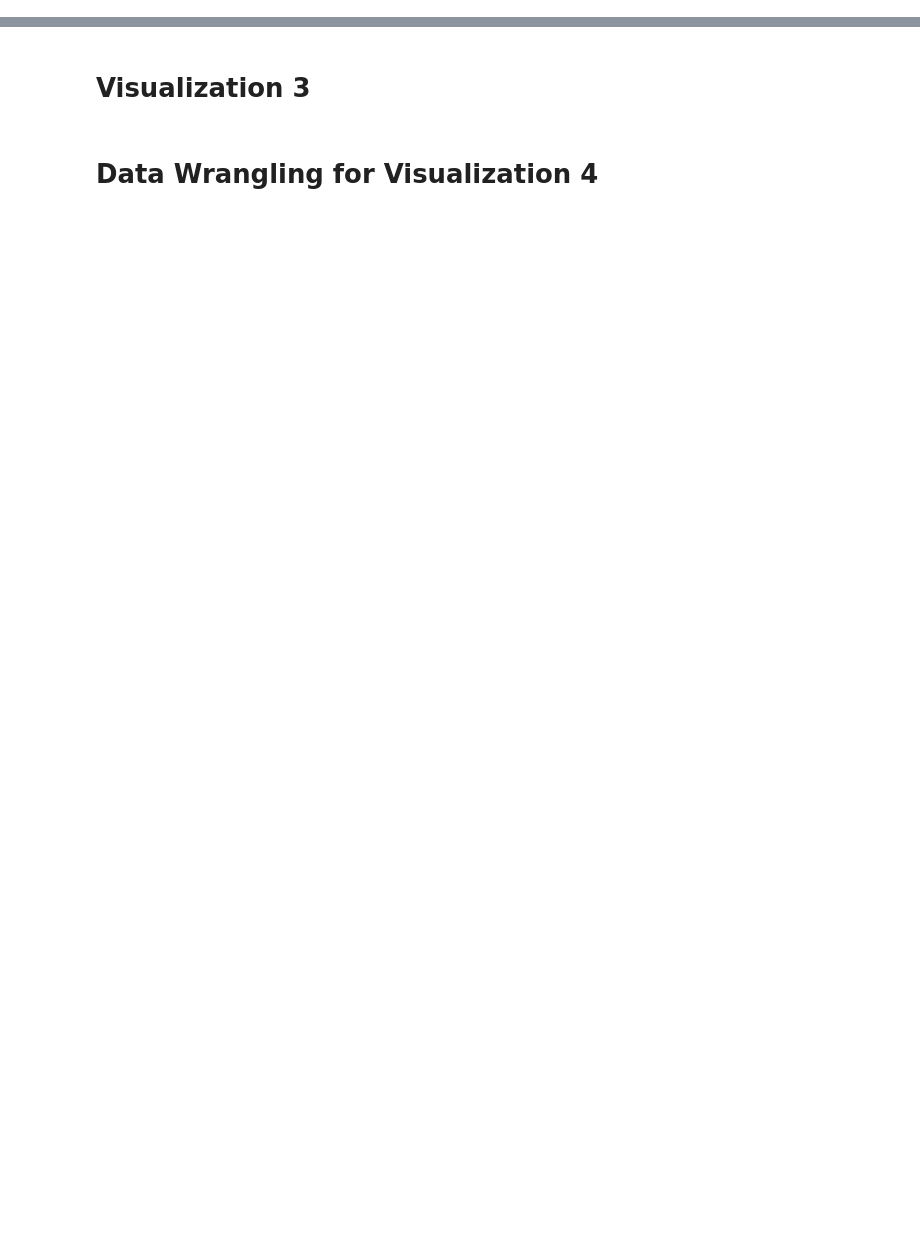
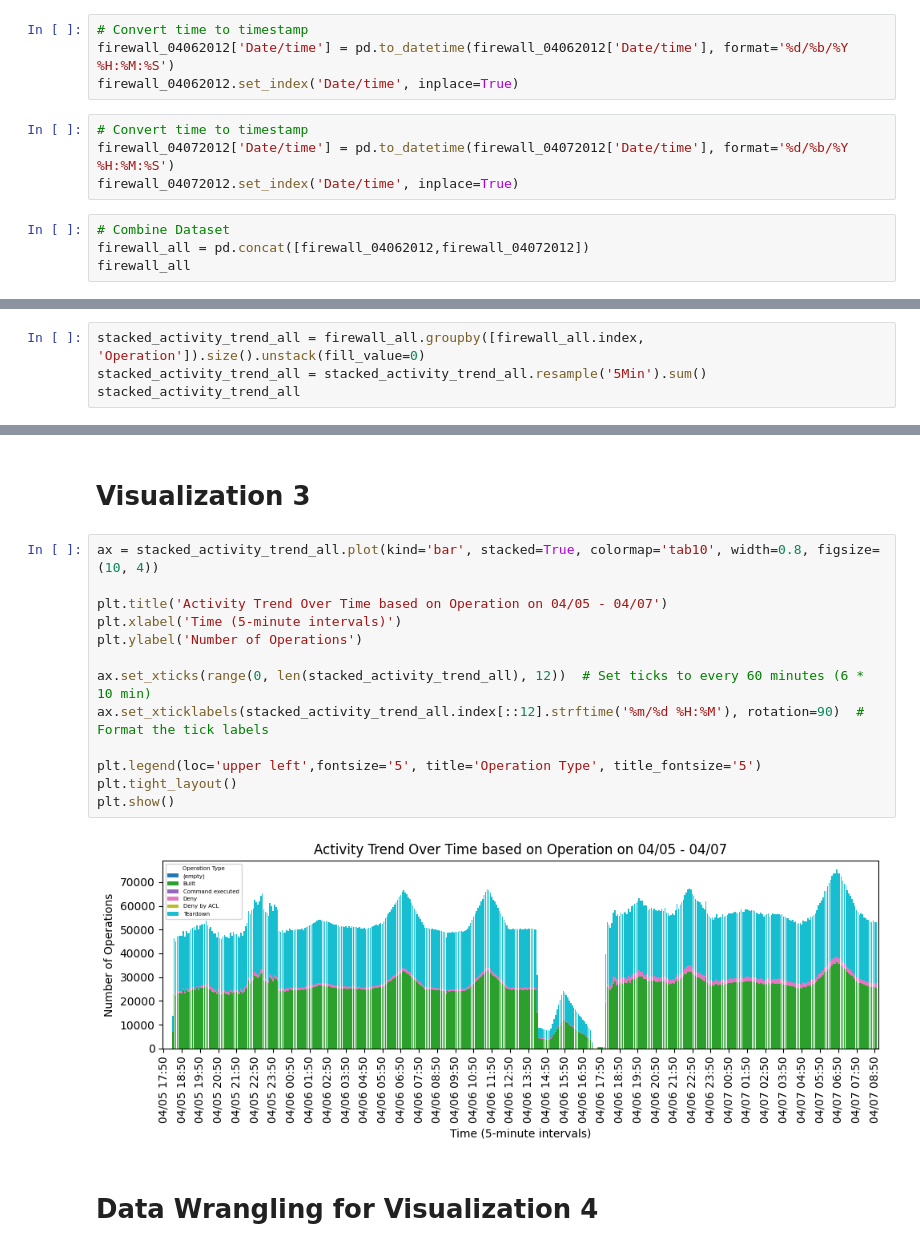
Before and after one commit to ssusnea/sds235-hw4, a Jupyter notebook: Firewall_vis.ipynb, the cells around one changed output, grey strips where cells are left out. Saved outputs shown, nothing was run; the diff lists cells and outputs as text; blank space fills up the shorter version.

```diff
--- a/Firewall_vis.ipynb
+++ b/Firewall_vis.ipynb
@@ -99,0 +106,12 @@ plt.show()
+# %%
+# Convert time to timestamp
+firewall_04062012['Date/time'] = pd.to_datetime(firewall_04062012['Date/time'], format='%d/%b/%Y %H:%M:%S')
+firewall_04062012.set_index('Date/time', inplace=True)
+# %%
+# Convert time to timestamp
+firewall_04072012['Date/time'] = pd.to_datetime(firewall_04072012['Date/time'], format='%d/%b/%Y %H:%M:%S')
+firewall_04072012.set_index('Date/time', inplace=True)
+# %%
+# Combine Dataset
+firewall_all = pd.concat([firewall_04062012,firewall_04072012])
+firewall_all
@@ -99,0 +133,4 @@ plt.show()
+# %%
+stacked_activity_trend_all = firewall_all.groupby([firewall_all.index, 'Operation']).size().unstack(fill_value=0)
+stacked_activity_trend_all = stacked_activity_trend_all.resample('5Min').sum()
+stacked_activity_trend_all
@@ -100,4 +152,19 @@ plt.show()
 # %% [markdown]
 # Visualization 3
+# %%
+ax = stacked_activity_trend_all.plot(kind='bar', stacked=True, colormap='tab10', width=0.8, figsize=(10, 4))
+
+plt.title('Activity Trend Over Time based on Operation on 04/05 - 04/07')
+plt.xlabel('Time (5-minute intervals)')
+plt.ylabel('Number of Operations')
+
+ax.set_xticks(range(0, len(stacked_activity_trend_all), 12))  # Set ticks to every 60 minutes (6 * 10 min)
+ax.set_xticklabels(stacked_activity_trend_all.index[::12].strftime('%m/%d %H:%M'), rotation=90)  # Format the tick labels
+
+plt.legend(loc='upper left',fontsize='5', title='Operation Type', title_fontsize='5')
+plt.tight_layout()
+plt.show()
+# %% [output]
+[figure, added]
 # %% [markdown]
 # Data Wrangling for Visualization 4
```
Also changed, not shown: parts of 9 cells of this notebook.
